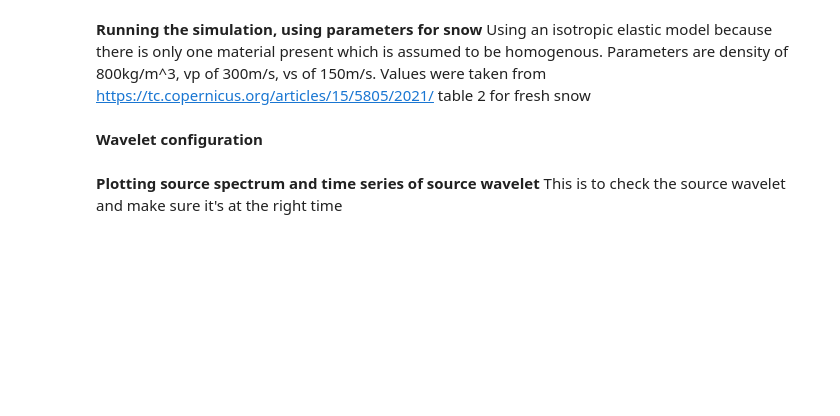
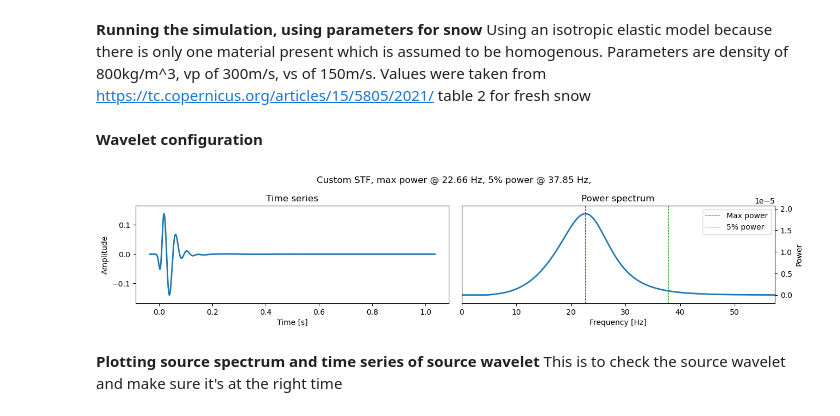
Before and after one commit to s-bachmann/researchmodule_agp, a Jupyter notebook: simulations/simulation_pure_acoustic.ipynb, the cells around one changed output. Saved outputs shown, nothing was run; the diff lists cells and outputs as text; code cells hidden in the pictures; blank space fills up the shorter version.

Commit message:
tried to change source wavelet center frequency timing by bandpass filtering of ricker wavelet

```diff
--- a/simulations/simulation_pure_acoustic.ipynb
+++ b/simulations/simulation_pure_acoustic.ipynb
@@ -83,4 +83,41 @@ mc = sn.ModelConfiguration(
 )
 # %% [markdown]
 **Wavelet configuration**
+# %%
+# changing center time of the wavelet according to post found on formum
+# this uses bandpass filtering of the wavelet
+import obspy
+wavelet = sn.simple_config.stf.Ricker(center_frequency=45.0)
+ricker = wavelet.get_stf()
+time_vector, wavelet_data = ricker[0], ricker[1]
+sampling_rate = time_vector[31] - time_vector[30]
+tr = obspy.Trace(wavelet_data, header={"delta": sampling_rate})
+tr.trim(
+    starttime=tr.stats.starttime,
+    endtime=tr.stats.endtime + 1.0,
+    pad=True,
+    fill_value=0.0,
+)
+tr.filter("bandpass", freqmin=5.0, freqmax=25.0, corners=4)
+custom_wavelet = sn.simple_config.stf.Custom.from_array(
+    array=tr.data,
+    sampling_rate_in_hertz=1 / sampling_rate,
+    start_time_in_seconds=time_vector[0],
+)
+
+# Define start and end time outside of event configuration so it can be reused
+starttime=tr.stats.starttime
+endtime=tr.stats.endtime + 1.0
+
+ec = sn.EventConfiguration(
+    wavelet=custom_wavelet,
+    waveform_simulation_configuration=sn.WaveformSimulationConfiguration(
+        start_time_in_seconds = float(starttime),
+        end_time_in_seconds = float(endtime),
+        ),
+)
+
+ec.wavelet.plot()
+# %% [output]
+[figure, added]
 # %%
```
Also changed, not shown: parts of 8 cells of this notebook.
